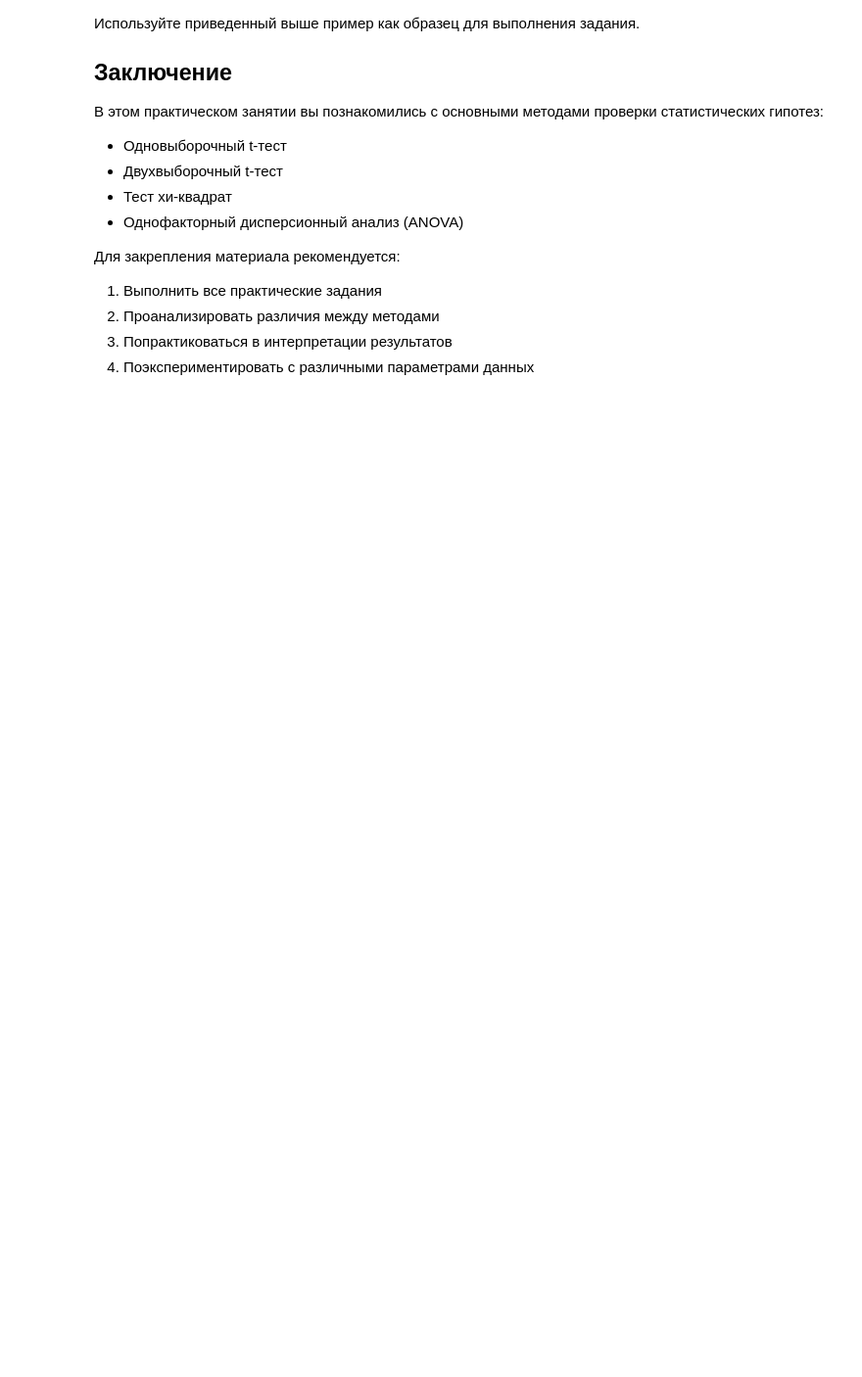
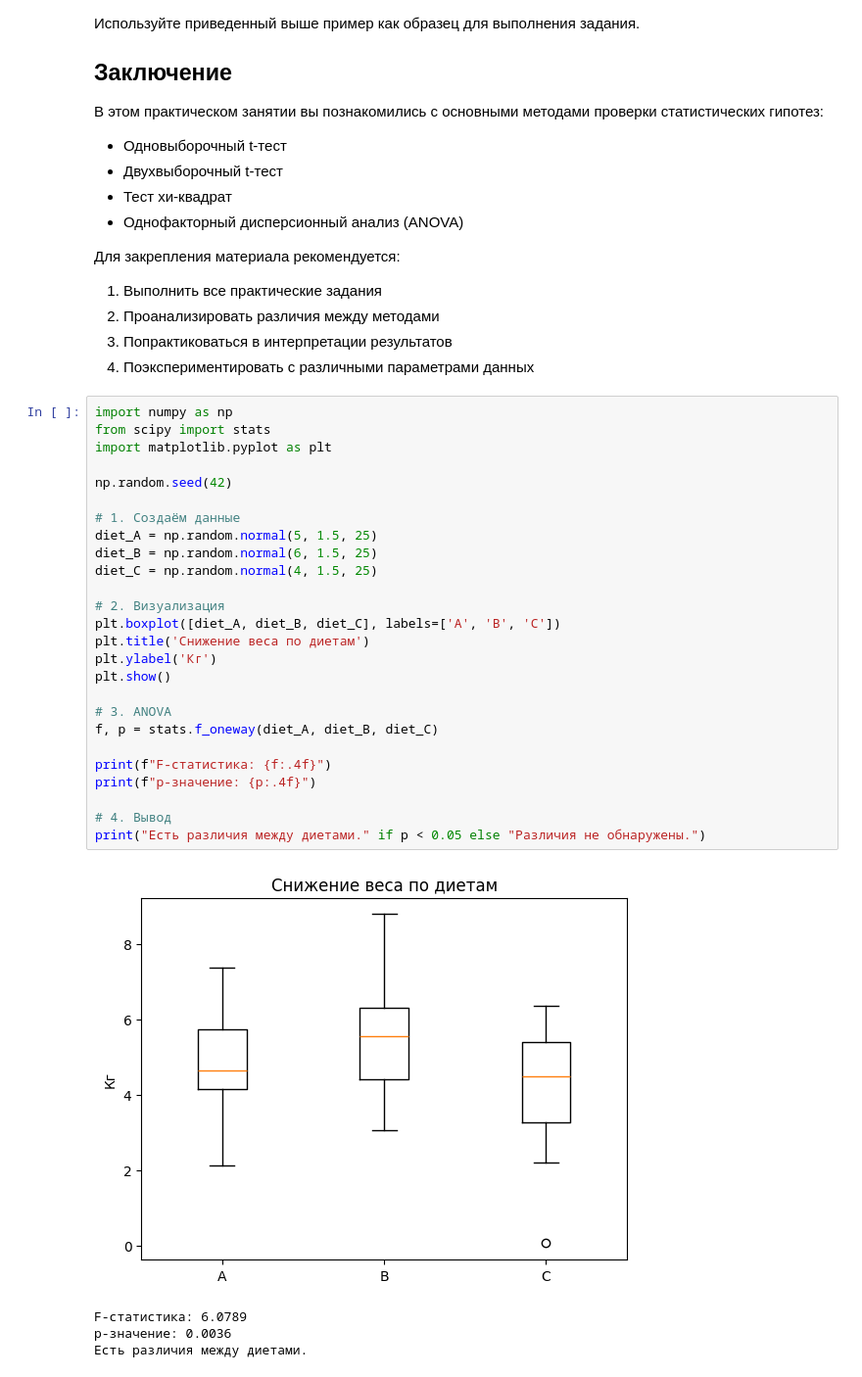
Before and after one commit to Mora37/IAD_2_hypothesis, a Jupyter notebook: hypothesis_testing_practice.ipynb, the cells around one changed output. Shown at 98% size. Drawn from its saved outputs; the diff is of its cells as text; blank space fills up the shorter version.

```diff
--- a/hypothesis_testing_practice.ipynb
+++ b/hypothesis_testing_practice.ipynb
@@ -389,3 +503,34 @@ p-значение: 0.0113
 2. Проанализировать различия между методами
 3. Попрактиковаться в интерпретации результатов
 4. Поэкспериментировать с различными параметрами данных
+# %%
+import numpy as np
+from scipy import stats
+import matplotlib.pyplot as plt
+
+np.random.seed(42)
+
+# 1. Создаём данные
+diet_A = np.random.normal(5, 1.5, 25)
+diet_B = np.random.normal(6, 1.5, 25)
+diet_C = np.random.normal(4, 1.5, 25)
+
+# 2. Визуализация
+plt.boxplot([diet_A, diet_B, diet_C], labels=['A', 'B', 'C'])
+plt.title('Снижение веса по диетам')
+plt.ylabel('Кг')
+plt.show()
+
+# 3. ANOVA
+f, p = stats.f_oneway(diet_A, diet_B, diet_C)
+
+print(f"F-статистика: {f:.4f}")
+print(f"p-значение: {p:.4f}")
+
+# 4. Вывод
+print("Есть различия между диетами." if p < 0.05 else "Различия не обнаружены.")
+# %% [output]
+[figure, added]
+F-статистика: 6.0789
+p-значение: 0.0036
+Есть различия между диетами.
```
Also changed, not shown: parts of 3 cells of this notebook.
